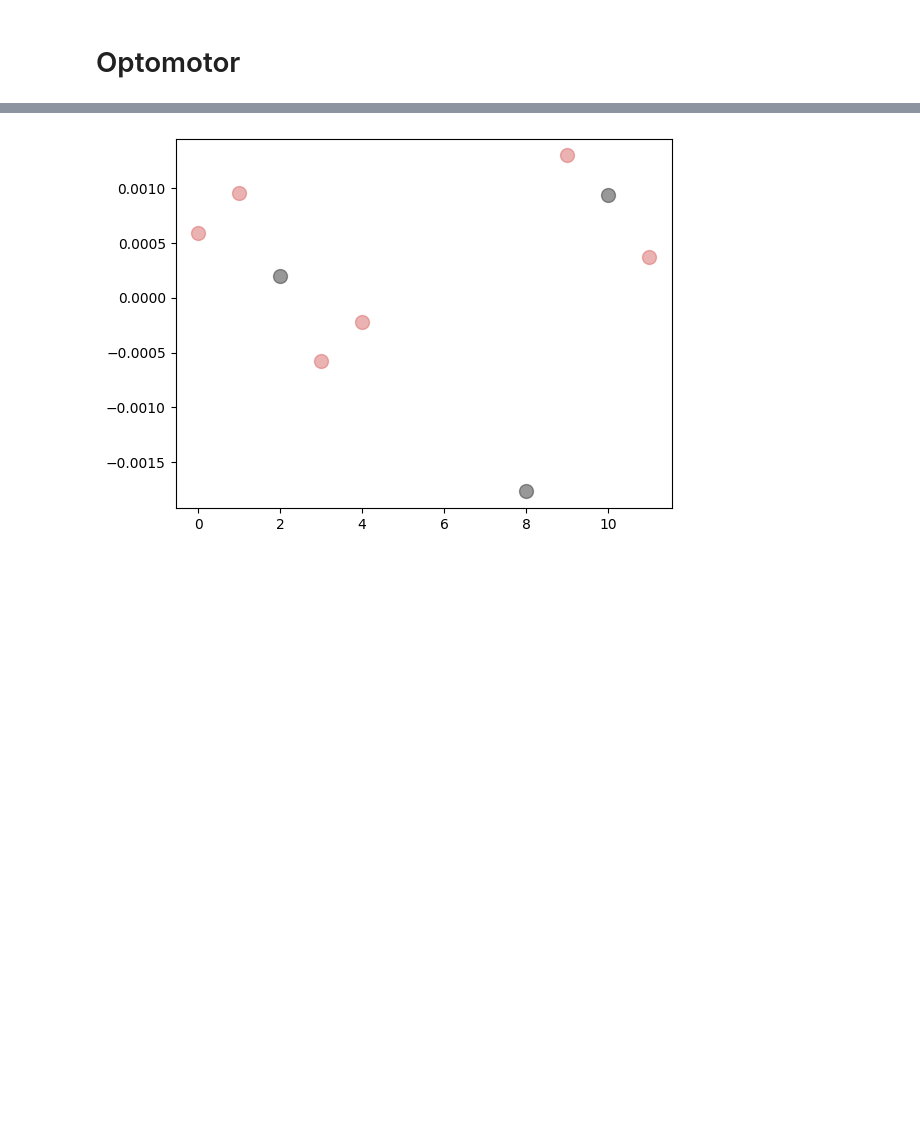
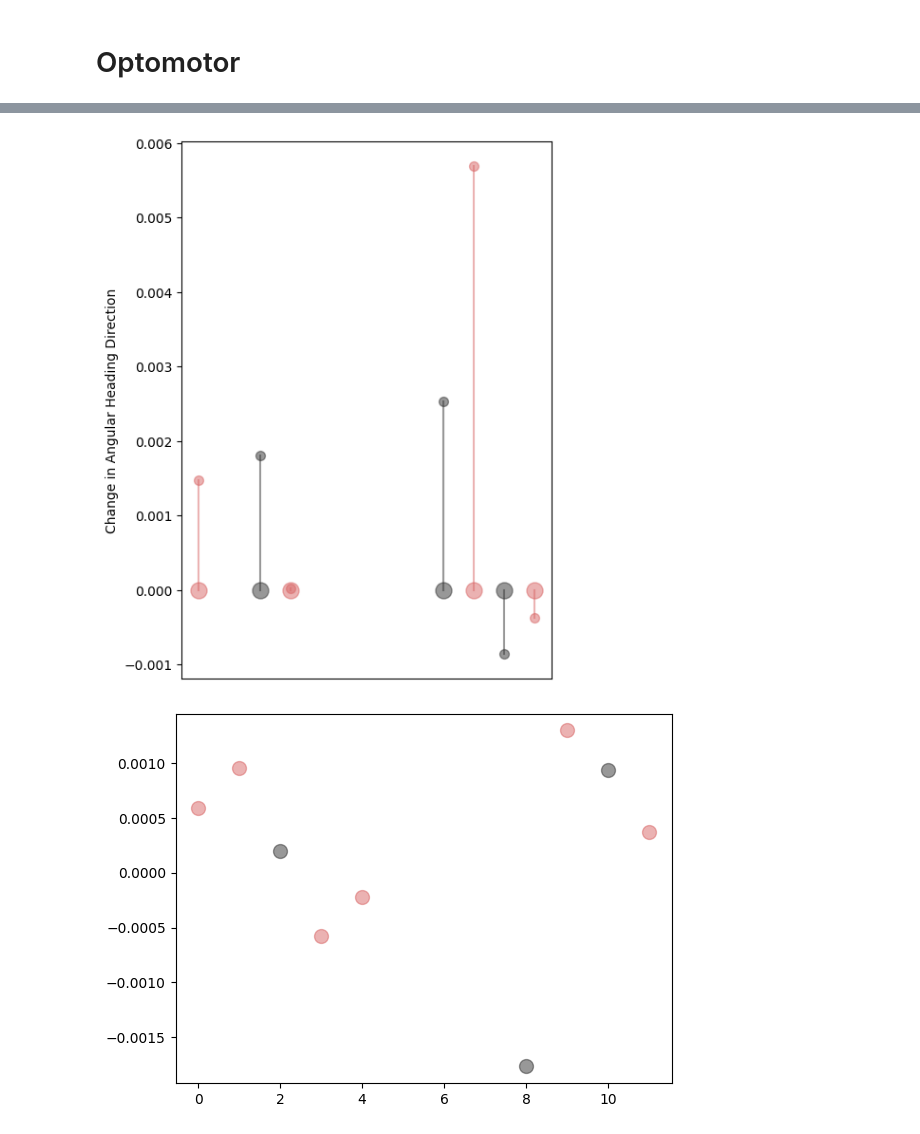
Before and after one commit to mattsmiths/biol470, a Jupyter notebook: final_project/FinalProject_Analysis_2.ipynb, the cells around one changed output, grey strips where cells are left out. Saved outputs shown, nothing was run; the diff lists cells and outputs as text; code cells hidden in the pictures; blank space fills up the shorter version.

```diff
--- a/final_project/FinalProject_Analysis_2.ipynb
+++ b/final_project/FinalProject_Analysis_2.ipynb
@@ -421,8 +421,7 @@ findBees = glob.glob('/content/biol470/final_project/*/assay2*fwd*')
 
 for bees in findBees:
 
-  allStore[bees.split('/')[-2]]['Opto'] = []
-
+  allStore[bees.split('/')[-2]]['Opto_Fwd'] = []
   data1 = pd.read_csv(bees)
   x_store = []
   y_store = []
@@ -454,4 +453,4 @@ for bees in findBees:
 
     rad_store.append(angle_rad)
 
-  allStore[bees.split('/')[-2]]['Opto'].append(np.diff(rad_store))
+  allStore[bees.split('/')[-2]]['Opto_Fwd'].append(np.diff(rad_store))
@@ -478,3 +511,32 @@ for ind,ele in enumerate(allStore.keys()):
+# %%
+#plt.figure()
+plt.figure(figsize=(5,6))
+crot = []
+nrot = []
+for ind,ele in enumerate(allStore.keys()):
+  if 'Opto' not in allStore[ele]:continue
+  if 'Opto_Fwd' not in allStore[ele] or 'Opto_Rev' not in allStore[ele]:continue
+  if 'nic' in ele:
+    cc1 = (0.85,0.4,0.4,0.5)
+    crot.append(np.nanmean(allStore[ele]['Opto_Rev'])-np.nanmean(allStore[ele]['Opto_Fwd']))
+  else:
+    cc1 = (0.2,0.2,0.2,0.5)
+    nrot.append(np.nanmean(allStore[ele]['Opto_Rev'])-np.nanmean(allStore[ele]['Opto_Fwd']))
+
+  if 'Opto_Fwd' in allStore[ele] and 'Opto_Rev' in allStore[ele]:
+
+
+    plt.scatter(ind,np.nanmean(allStore[ele]['Opto_Fwd'])-np.nanmean(allStore[ele]['Opto_Fwd']),s=150,color=cc1)
+    plt.scatter(ind,np.nanmean(allStore[ele]['Opto_Rev'])-np.nanmean(allStore[ele]['Opto_Fwd']),s=50,color=cc1)
+    plt.plot([ind,ind],[np.nanmean(allStore[ele]['Opto_Fwd'])-np.nanmean(allStore[ele]['Opto_Fwd']),np.nanmean(allStore[ele]['Opto_Rev'])-np.nanmean(allStore[ele]['Opto_Fwd'])],color=cc1)
+
+
+plt.ylabel('Change in Angular Heading Direction')
+plt.xticks([])
+plt.tight_layout()
+plt.savefig('/content/change_opto_ang.png',dpi=300)
+# %% [output]
+[figure, added]
 # %%
 plt.figure()
 for ind,ele in enumerate(allStore.keys()):
```
Also changed, not shown: parts of 28 cells of this notebook.
